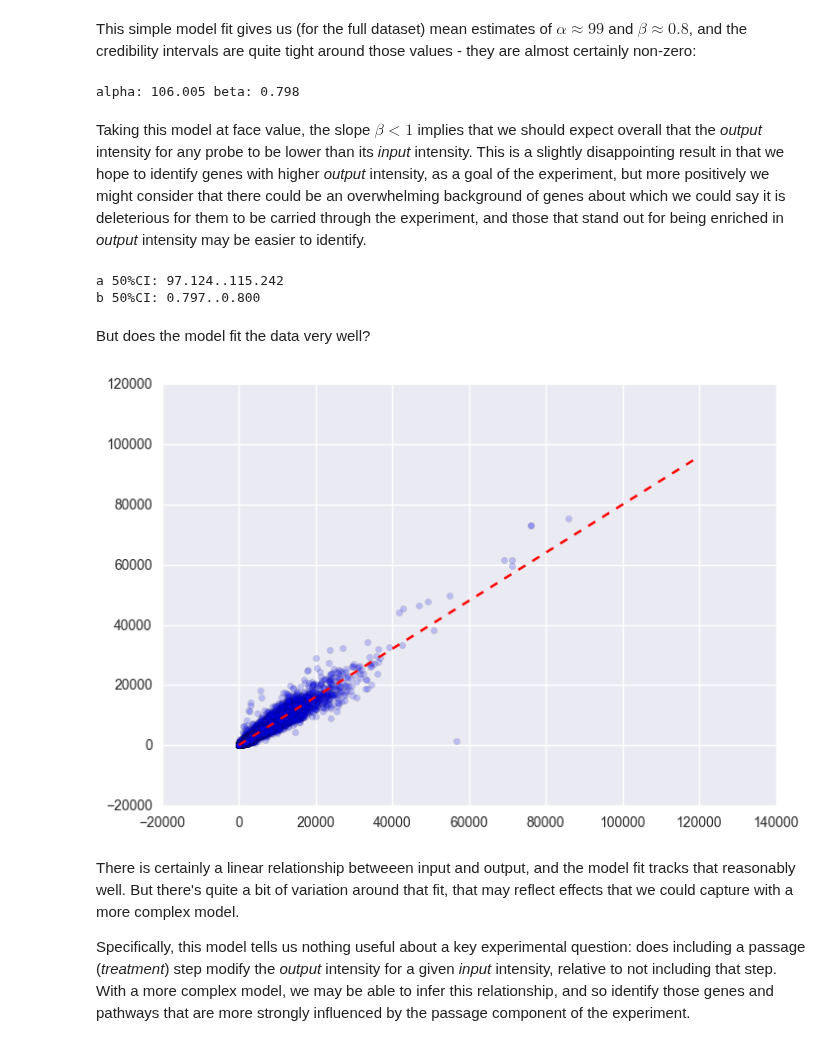
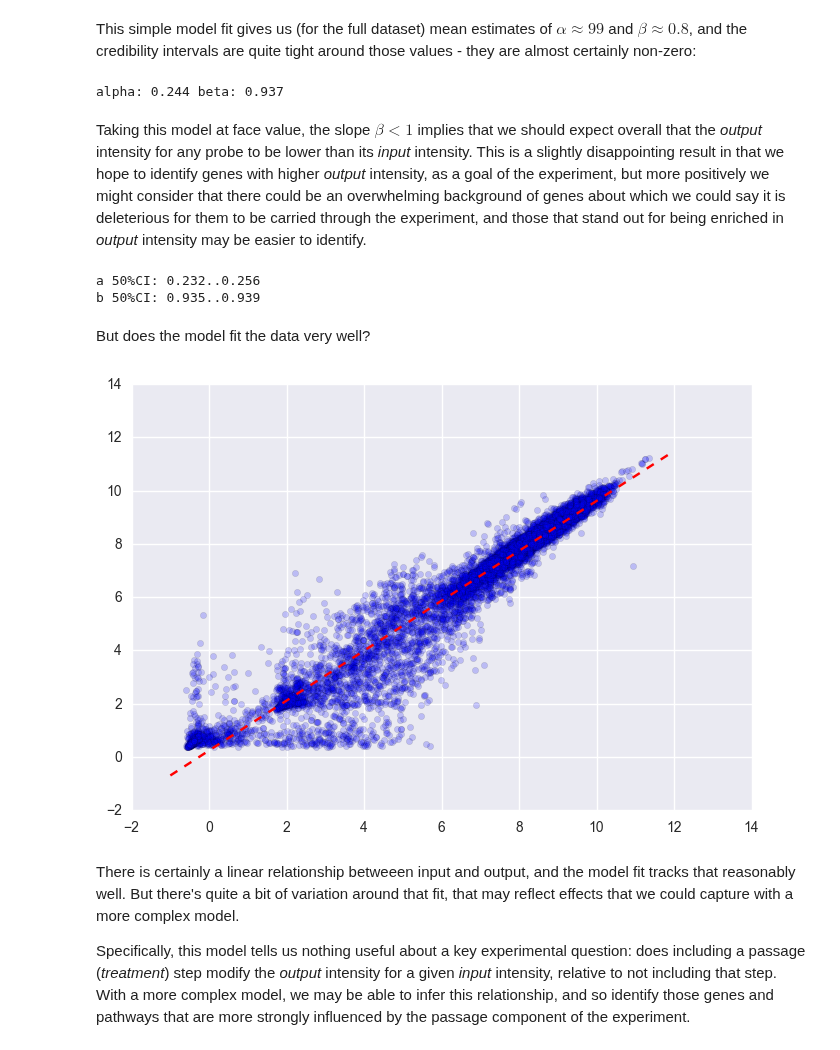
Before and after one commit to widdowquinn/SI_Holmes_etal_2017, a Jupyter notebook: 02-simple_model.ipynb, the cells around one changed output. Saved outputs shown, nothing was run; the diff lists cells and outputs as text; code cells hidden in the pictures.

Commit message:
use log-transform input/output data
Added notebook 9 - partially pooling treatment effects.

```diff
--- a/02-simple_model.ipynb
+++ b/02-simple_model.ipynb
@@ -79,8 +79,8 @@ data = pd.read_csv("output/reduced_normalised_indexed_array_data.tab", sep="\t")
 # %%
 # relate python variables to stan variables
 simple_data_dict = {'N': len(data),
-                    'x': data['input'],
-                    'y': data['output']}
+                    'x': data['log_input'],
+                    'y': data['log_output']}
 # %%
 # run stan fit
 simple_fit = pystan.stan(model_code=simple_model,
@@ -106,7 +106,7 @@ b_mean = simple_fit['b'].mean()
 print('alpha: {0:.3f}'.format(a_mean),
       'beta: {0:.3f}'.format(b_mean))
 # %% [output]
-alpha: 106.005 beta: 0.798
+alpha: 0.244 beta: 0.937
 # %% [markdown]
 Taking this model at face value, the slope $\beta < 1$ implies that we should expect overall that the *output* intensity for any probe to be lower than its *input* intensity. This is a slightly disappointing result in that we hope to identify genes with higher *output* intensity, as a goal of the experiment, but more positively we might consider that there could be an overwhelming background of genes about which we could say it is deleterious for them to be carried through the experiment, and those that stand out for being enriched in *output* intensity may be easier to identify.
 # %%
@@ -114,17 +114,17 @@ Taking this model at face value, the slope $\beta < 1$ implies that we should ex
 print(tools.print_intervals(simple_fit, 'a', 50))
 print(tools.print_intervals(simple_fit, 'b', 50))
 # %% [output]
-a 50%CI: 97.124..115.242
-b 50%CI: 0.797..0.800
+a 50%CI: 0.232..0.256
+b 50%CI: 0.935..0.939
 # %% [markdown]
 But does the model fit the data very well?
 # %%
 # Plot the fitted model on the data
-plt.scatter(data['input'], data['output'], alpha=0.2)
-xvals = np.linspace(-1, 120000)
+plt.scatter(data['log_input'], data['log_output'], alpha=0.2)
+xvals = np.linspace(-1, 12)
 plt.plot(xvals, a_mean + b_mean * xvals, 'r--');
 # %% [output]
-[figure, old version]
+[figure, new version]
 # %% [markdown]
 There is certainly a linear relationship betweeen input and output, and the model fit tracks that reasonably well. But there's quite a bit of variation around that fit, that may reflect effects that we could capture with a more complex model.
 
```
Also changed, not shown: parts of 1 cell of this notebook, 7 other files.
